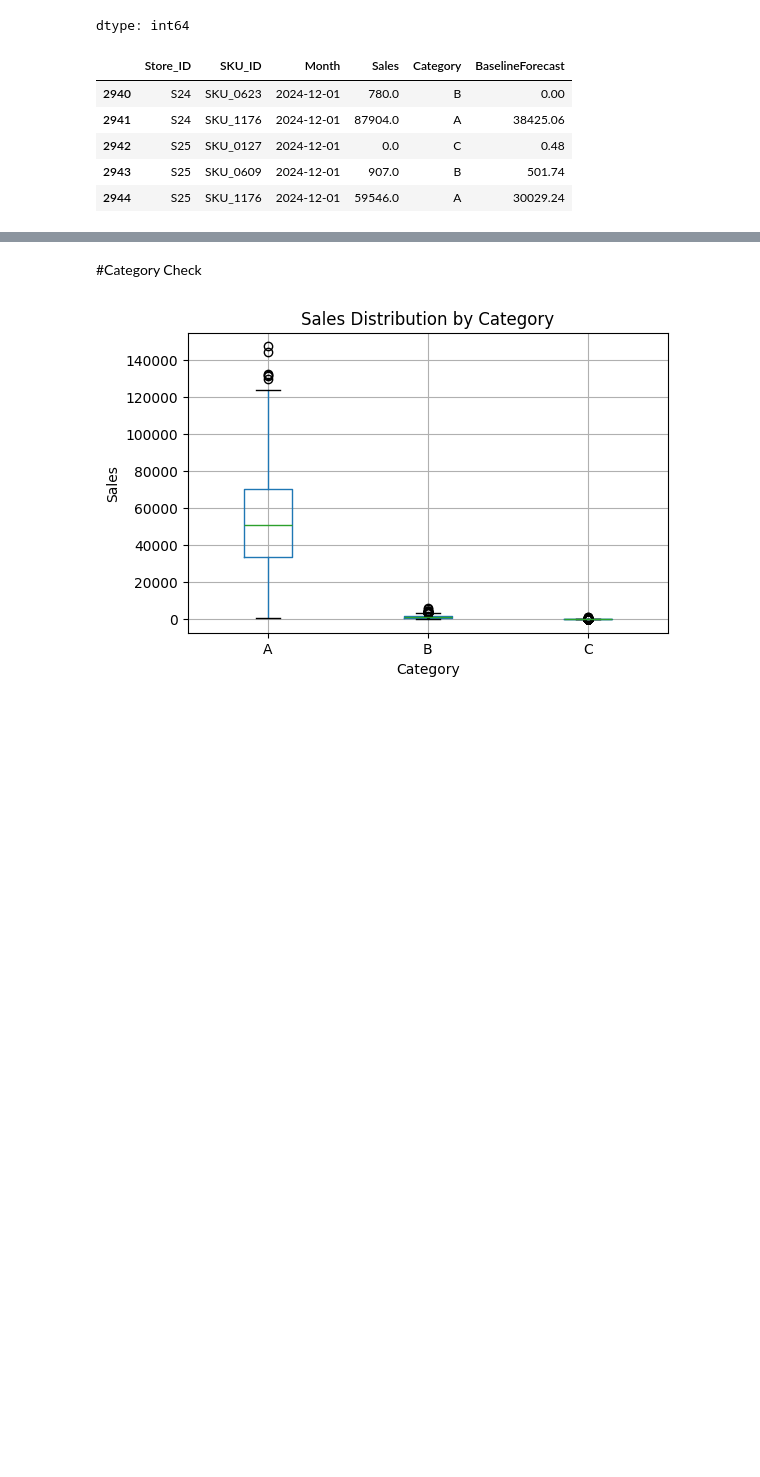
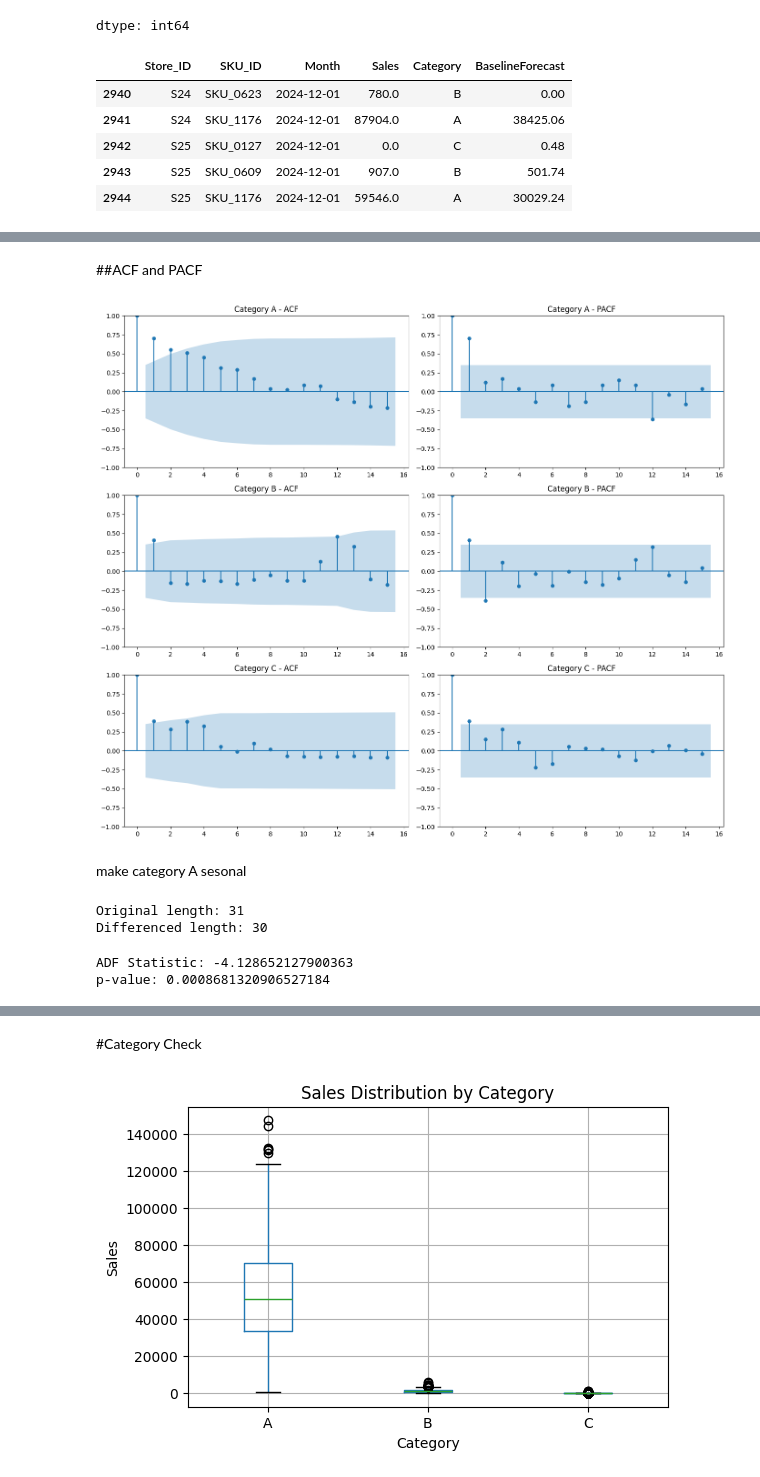
Before and after one commit to partha2412/Time-Series-Forecast, a Jupyter notebook: TimeSeries_forecasting.ipynb, the cells around one changed output, grey strips where cells are left out. Saved outputs shown, nothing was run; the diff lists cells and outputs as text; code cells hidden in the pictures; blank space fills up the shorter version.

Commit message:
acf pacf caregory and make lightboost model

```diff
--- a/TimeSeries_forecasting.ipynb
+++ b/TimeSeries_forecasting.ipynb
@@ -338,0 +512,80 @@ tdf.tail(5)
+# %% [markdown]
+##ACF and PACF
+# %%
+from statsmodels.graphics.tsaplots import plot_acf, plot_pacf
+import matplotlib.pyplot as plt
+fig, axes = plt.subplots(3, 2, figsize=(14, 12))
+
+for row, category in enumerate(['A', 'B', 'C']):
+
+    sample = tdf[tdf['Category'] == category].iloc[0]
+
+    store = sample['Store_ID']
+    sku = sample['SKU_ID']
+
+    series = (
+        tdf[
+            (tdf['Store_ID'] == store) &
+            (tdf['SKU_ID'] == sku)
+        ]
+        .sort_values('Month')['Sales']
+        .astype(float)
+    )
+
+    # ACF
+    plot_acf(
+        series,
+        lags=15,
+        ax=axes[row, 0]
+    )
+
+    # PACF
+    plot_pacf(
+        series,
+        lags=15,
+        ax=axes[row, 1],
+        method='ywm'
+    )
+
+    axes[row, 0].set_title(f'Category {category} - ACF')
+    axes[row, 1].set_title(f'Category {category} - PACF')
+
+plt.tight_layout()
+plt.show()
+# %% [output]
+[figure, added]
+# %% [markdown]
+make category A sesonal
+# %%
+# First difference Category A
+sample = tdf[tdf['Category'] == 'A'].iloc[0]
+
+store = sample['Store_ID']
+sku = sample['SKU_ID']
+
+series_A = (
+    tdf[
+        (tdf['Store_ID'] == store) &
+        (tdf['SKU_ID'] == sku)
+    ]
+    .sort_values('Month')['Sales']
+    .astype(float)
+)
+
+diff_A = series_A.diff().dropna()
+
+print("Original length:", len(series_A))
+print("Differenced length:", len(diff_A))
+# %% [output]
+Original length: 31
+Differenced length: 30
+# %%
+from statsmodels.tsa.stattools import adfuller
+
+result = adfuller(diff_A)
+
+print("ADF Statistic:", result[0])
+print("p-value:", result[1])
+# %% [output]
+ADF Statistic: -4.128652127900363
+p-value: 0.0008681320906527184
```
Also changed, not shown: parts of 63 cells of this notebook.
